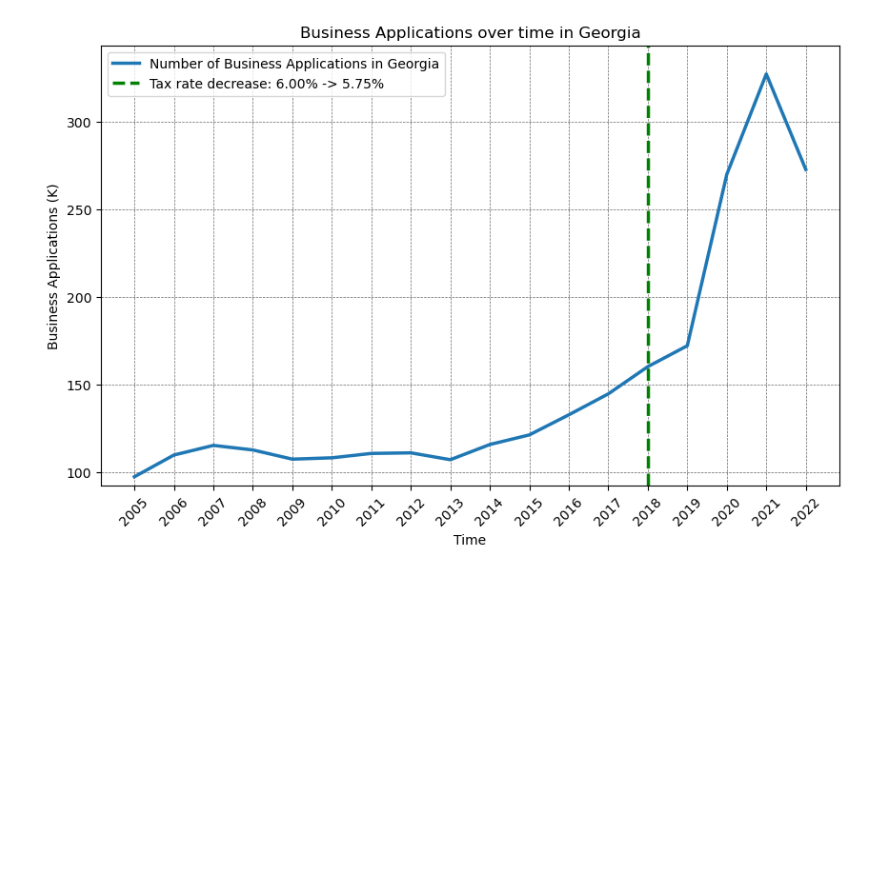
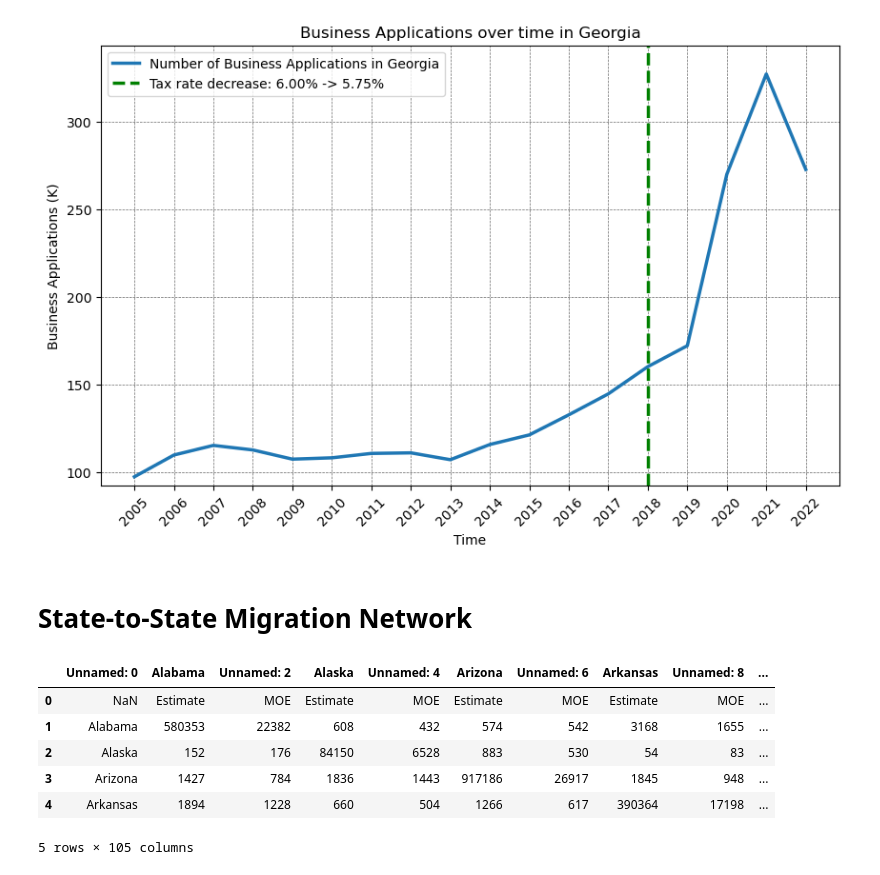
Before and after one commit to anoushkaberry15/data-analytics-project, a Jupyter notebook: Visualizations.ipynb, the cells around one changed output. Drawn from its saved outputs; the diff is of its cells as text; code cells hidden in the pictures; blank space fills up the shorter version.

```diff
--- a/Visualizations.ipynb
+++ b/Visualizations.ipynb
@@ -453,3 +449,18 @@ ga_plot.legend()
 plt.show()
 # %% [output]
 [figure]
+# %% [markdown]
+# State-to-State Migration Network
+# %%
+import pandas as pd
+
+df_2005 = pd.read_excel("data/State-to-state_mig.xlsx", sheet_name="2005")
+df_2005.head()
+# %% [output]
+|  | Unnamed: 0 | Alabama | Unnamed: 2 | Alaska | Unnamed: 4 | Arizona | Unnamed: 6 | Arkansas | Unnamed: 8 | ... |
+| 0 | NaN | Estimate | MOE | Estimate | MOE | Estimate | MOE | Estimate | MOE | ... |
+| 1 | Alabama | 580353 | 22382 | 608 | 432 | 574 | 542 | 3168 | 1655 | ... |
+| 2 | Alaska | 152 | 176 | 84150 | 6528 | 883 | 530 | 54 | 83 | ... |
+| 3 | Arizona | 1427 | 784 | 1836 | 1443 | 917186 | 26917 | 1845 | 948 | ... |
+| 4 | Arkansas | 1894 | 1228 | 660 | 504 | 1266 | 617 | 390364 | 17198 | ... |
+5 rows × 105 columns
```
Also changed, not shown: parts of 5 cells of this notebook, 1 other file.
